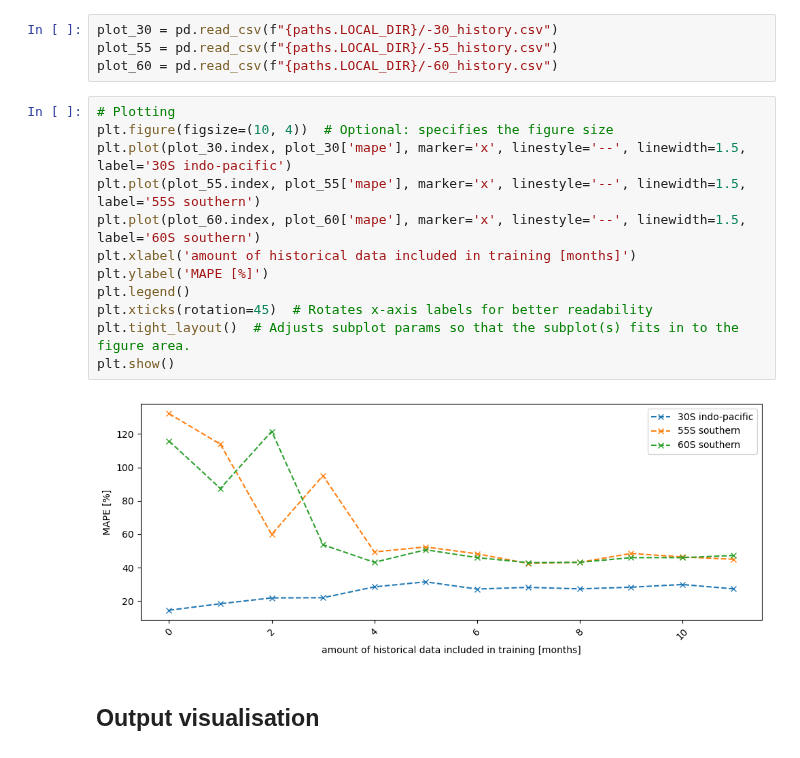
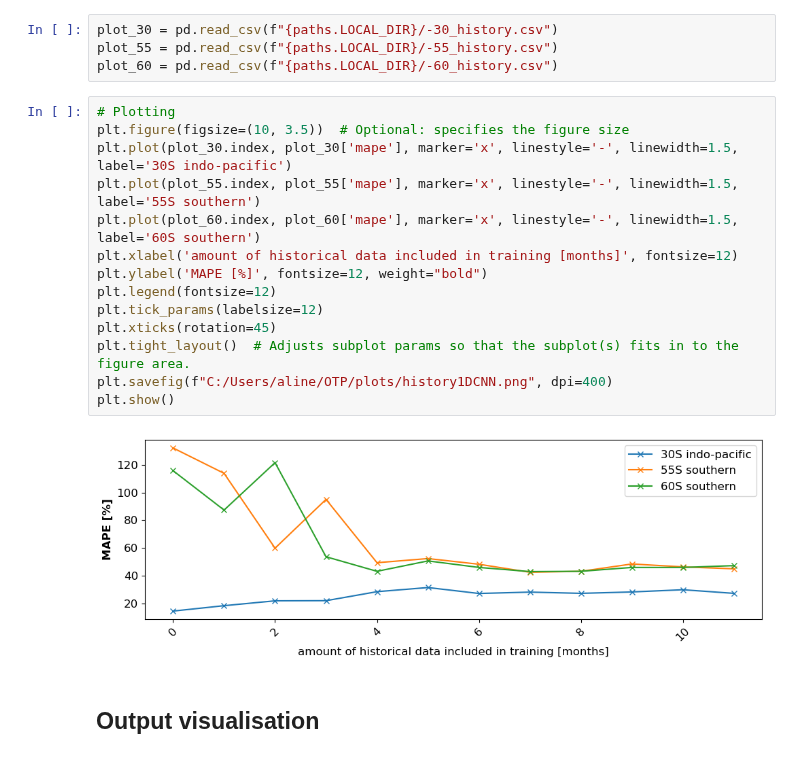
Before and after one commit to ai4er-cdt/OTP, a Jupyter notebook: notebooks/neural_networks.ipynb, the cells around one changed output. Drawn from its saved outputs; the diff is of its cells as text.

```diff
--- a/notebooks/neural_networks.ipynb
+++ b/notebooks/neural_networks.ipynb
@@ -371,18 +339,20 @@ plot_55 = pd.read_csv(f"{paths.LOCAL_DIR}/-55_history.csv")
 plot_60 = pd.read_csv(f"{paths.LOCAL_DIR}/-60_history.csv")
 # %%
 # Plotting
-plt.figure(figsize=(10, 4))  # Optional: specifies the figure size
-plt.plot(plot_30.index, plot_30['mape'], marker='x', linestyle='--', linewidth=1.5, label='30S indo-pacific')
-plt.plot(plot_55.index, plot_55['mape'], marker='x', linestyle='--', linewidth=1.5, label='55S southern')
-plt.plot(plot_60.index, plot_60['mape'], marker='x', linestyle='--', linewidth=1.5, label='60S southern')
-plt.xlabel('amount of historical data included in training [months]')
-plt.ylabel('MAPE [%]')
-plt.legend()
-plt.xticks(rotation=45)  # Rotates x-axis labels for better readability
+plt.figure(figsize=(10, 3.5))  # Optional: specifies the figure size
+plt.plot(plot_30.index, plot_30['mape'], marker='x', linestyle='-', linewidth=1.5, label='30S indo-pacific')
+plt.plot(plot_55.index, plot_55['mape'], marker='x', linestyle='-', linewidth=1.5, label='55S southern')
+plt.plot(plot_60.index, plot_60['mape'], marker='x', linestyle='-', linewidth=1.5, label='60S southern')
+plt.xlabel('amount of historical data included in training [months]', fontsize=12)
+plt.ylabel('MAPE [%]', fontsize=12, weight="bold")
+plt.legend(fontsize=12)
+plt.tick_params(labelsize=12)
+plt.xticks(rotation=45)
 plt.tight_layout()  # Adjusts subplot params so that the subplot(s) fits in to the figure area.
+plt.savefig(f"C:/Users/aline/OTP/plots/history1DCNN.png", dpi=400)
 plt.show()
 # %% [output]
-[figure, old version]
+[figure, new version]
 # %% [markdown]
 ## Output visualisation
 # %%
```
Also changed, not shown: parts of 10 cells of this notebook, 5 other files.
